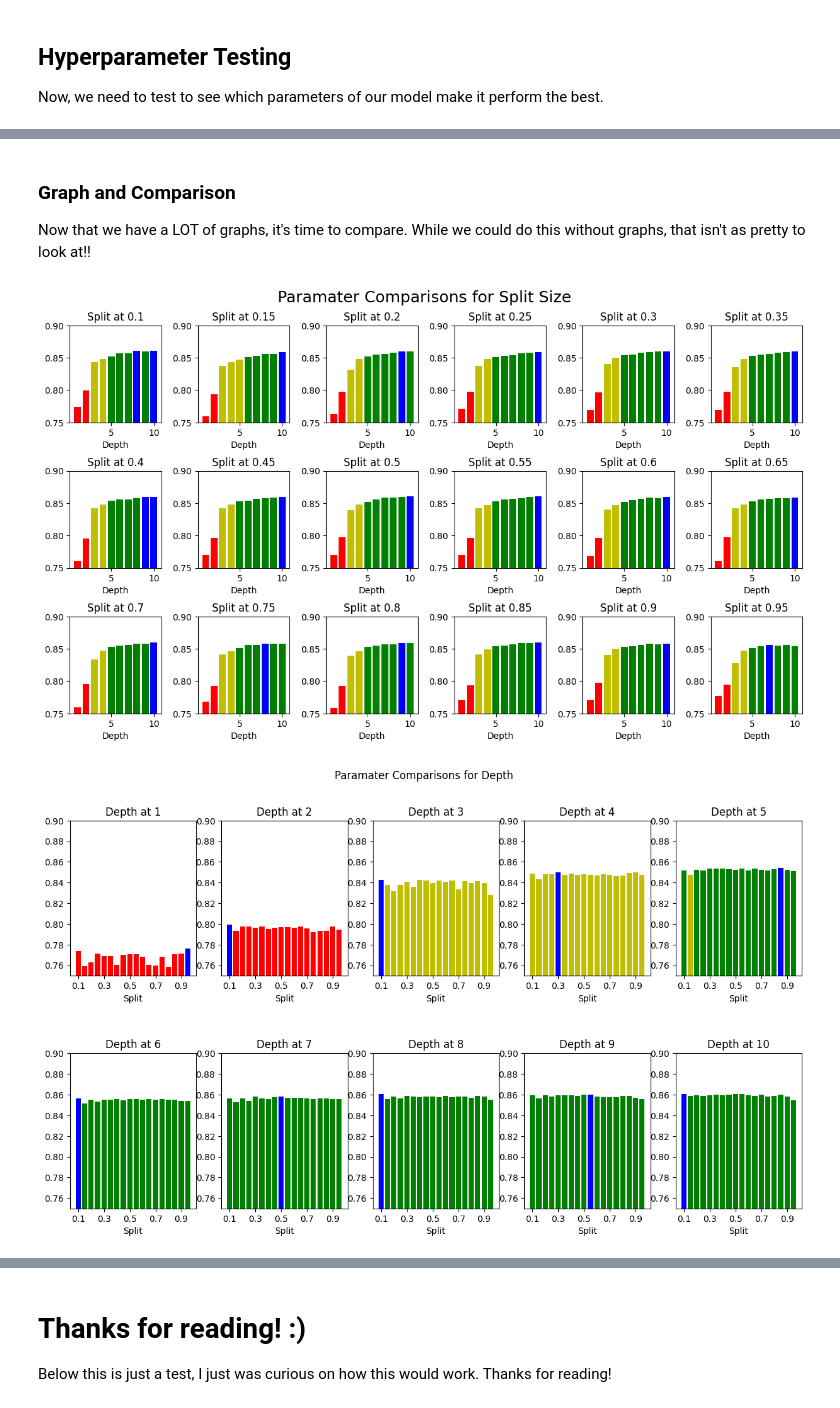
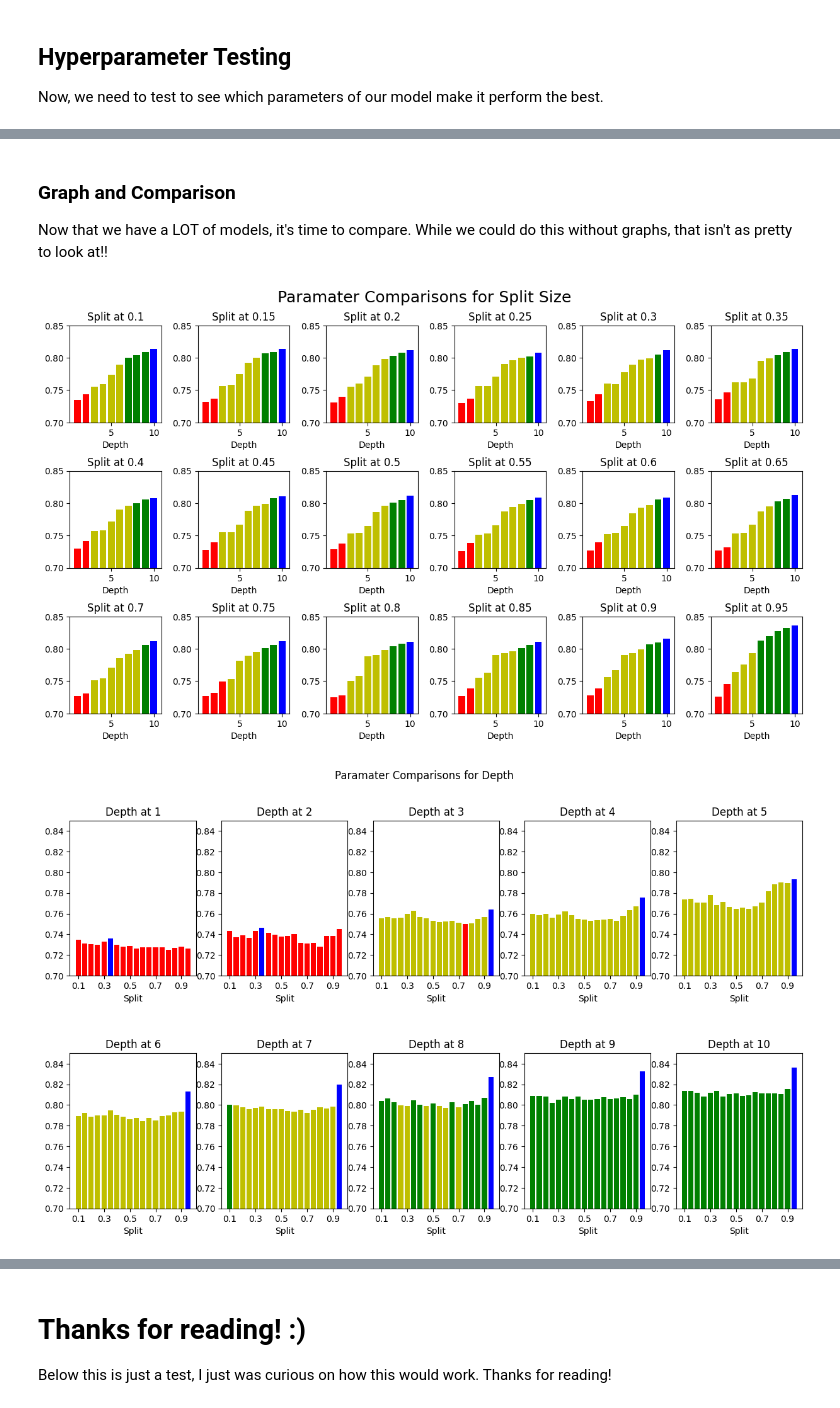
Before and after one commit to Toastisgreat/DS_Portfolio, a Jupyter notebook: Machine Learning Projects/Adult Census UCIML/main.ipynb, the cells around one changed output, grey strips where cells are left out. Saved outputs shown, nothing was run; the diff lists cells and outputs as text; code cells hidden in the pictures.

```diff
--- a/Machine Learning Projects/Adult Census UCIML/main.ipynb
+++ b/Machine Learning Projects/Adult Census UCIML/main.ipynb
@@ -115,16 +66,17 @@ df.head()
 ## Conversion to Numerical Form
 ML Models like this don't do strings really well, so we want to convert all of the categories into basic integers. Also, in this dataset the validation set contains some extra symbols (like a '?' in the Employment column) that the test data doesn't so we also want to convert that one into a number so it doesn't mess us up in the end.
 # %%
-try:
+all_entries = {column:{entry:i for i, entry in  enumerate(df[column].unique())} for column in df.columns}
+try: #Try lets you rerun this without breaking it for bug testing
     df = df.drop(["Upper Income Count", "Lower Income Count"], axis=1)
     df = df.drop("Education", axis=1)
     dfvalid = dfvalid.drop("Education", axis=1)
 except:
     pass
 for index, column in enumerate(dfvalid.columns):
-
     if type(dfvalid[column][0]) == np.int64:
         pass
     else:
         df[column] = df.apply(lambda row: all_entries[column][row[index]], axis=1)
         dfvalid[column] = dfvalid.apply(lambda row: all_entries[column][row[index]], axis=1)
+df.head()
@@ -134,12 +107,17 @@ Now that we have our data in numerical form, it can be fed into a model. This no
 # %%
 from sklearn.model_selection import train_test_split
 from sklearn.ensemble import RandomForestClassifier
+from sklearn.metrics import ConfusionMatrixDisplay, confusion_matrix
 x = np.array(df.drop("Income 50k", axis=1))
 Class = np.array(df["Income 50k"])
 x_train, x_test, y_train, y_test = train_test_split(x, Class, test_size=0.75, random_state=29)
 x_valid = np.array(dfvalid.drop("Income 50k", axis=1))
 y_valid = np.array(dfvalid["Income 50k"])
-model = RandomForestClassifier(max_depth=2, random_state=0)
+model = RandomForestClassifier(max_depth=2, random_state=0, class_weight="balanced")
 model.fit(x_train, y_train)
 print(f"Accuracy of {round(model.score(x_test, y_test), 4) * 100}%")
+confusionm = confusion_matrix(y_test, model.predict(x_test))
+disp = ConfusionMatrixDisplay(confusionm, display_labels=np.array(["<50k", ">=50k"]))
+disp.plot()
+plt.show()
 # %% [output]
@@ -156,9 +138,9 @@ scores = []
 for splitsize in Test_splits:
     x_train, x_test, y_train, y_test = train_test_split(x, Class, test_size=splitsize, random_state=29)
     for depth in max_depth:
-        model = RandomForestClassifier(max_depth=depth, random_state=0)
+        model = RandomForestClassifier(max_depth=depth, random_state=0, class_weight='balanced')
         model.fit(x_train, y_train)
         hist = model.score(x_test, y_test)
-        print(f'Accuracy of {round(hist,4) * 100}% for model with test {splitsize} and depth {depth}')
+        print(f'Accuracy of {str(round(hist,4) * 100)[:5]}% for model with test {str(splitsize)[:4]} and depth {depth}')
         scores.append([splitsize, depth, hist])
 # %% [output]
@@ -182,6 +164,6 @@ Accuracy of 85.44% for model with test 0.9500000000000001 and depth 10
 # %% [markdown]
 ### Graph and Comparison
-Now that we have a LOT of graphs, it's time to compare. While we could do this without graphs, that isn't as pretty to look at!!
+Now that we have a LOT of models, it's time to compare. While we could do this without graphs, that isn't as pretty to look at!!
 # %%
 plt.figure(figsize=(15,8))
 plt.subplots_adjust(hspace=0.5, wspace=0.4)
@@ -195,7 +177,7 @@ for num, score in enumerate(scores):
 #Plotting
 xticks = np.arange(10)
 ytick = [0.75 + 0.05*n for n in range(4)]
-setcolor = lambda val, lister: 'b' if val == max(lister) else 'r' if val < 0.825 else 'y' if val < 0.85 else 'g'
+setcolor = lambda val, lister: 'b' if val == max(lister) else 'r' if val < 0.75 else 'y' if val < 0.8 else 'g'
 for axis, group in enumerate(groupssplit):
     split_x = [round(score[1], 2) for score in group]
     split_y = [score[2] for score in group]
@@ -204,27 +186,26 @@ for axis, group in enumerate(groupssplit):
     sub.bar(split_x,split_y, color=colorkey)
     sub.set_title(f'Split at {round(group[0][0], 2)}')
     sub.set_xlabel("Depth")
-    sub.set_ylim(0.75,0.9)
-sub.legend("0.75<x<0.825", "0.825<x<0.85", "0.85<x", "Max value")
+    sub.set_ylim(0.7,0.85)
+plt.show()
 # %% [output]
-[figure, old version]
+[figure, new version]
 # %%
 plt.figure(figsize=(15,8))
 plt.subplots_adjust(hspace=0.5)
 plt.suptitle("Paramater Comparisons for Depth")
 xticks = np.arange(0.1,1,0.2)
 for axis, group in enumerate(groupsdepth):
     split_x = [round(score[0],2) for score in group]
     split_y = [score[2] for score in group]
     colorkey = [setcolor(val, split_y) for val in split_y]
     sub = plt.subplot(2,5, axis + 1)
     sub.bar(split_x,split_y, color=colorkey, width=0.04)
     sub.set_title(f'Depth at {round(group[0][1], 2)}')
     sub.set_xlabel("Split")
-    sub.set_ylim(0.75,0.9)
+    sub.set_ylim(0.7,0.85)
     sub.set_xticks(xticks)
-sub.legend("0.75<x<0.825", "0.825<x<0.85", "0.85<x", "Max value")
 # %% [output]
-[figure, old version]
+[figure, new version]
 # %% [markdown]
 ### Validation
```
Also changed, not shown: parts of 9 cells of this notebook, 6 other files.
